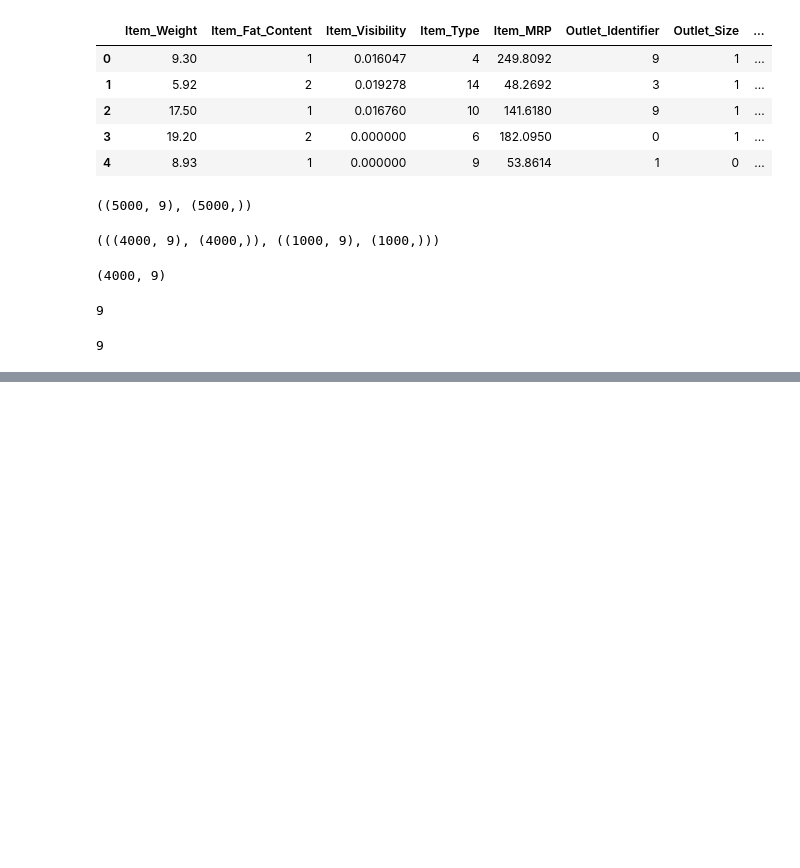
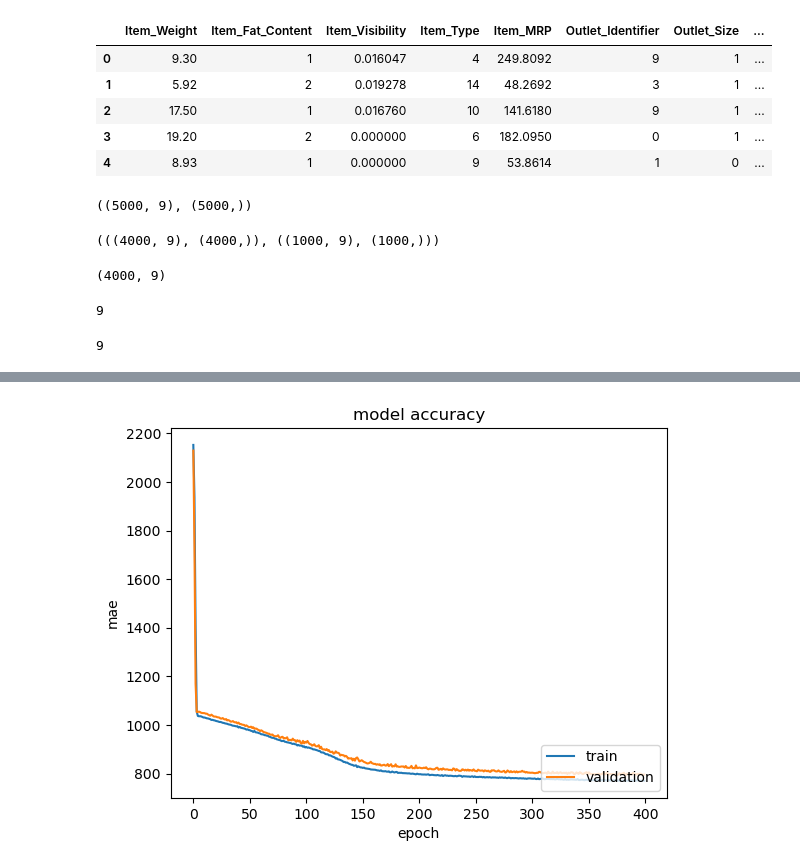
Before and after one commit to jlang62/machine-learning-exercises, a Jupyter notebook: exam/notebooks/Problem4.ipynb, the cells around one changed output, grey strips where cells are left out. Saved outputs shown, nothing was run; the diff lists cells and outputs as text; code cells hidden in the pictures; blank space fills up the shorter version.

```diff
--- a/exam/notebooks/Problem4.ipynb
+++ b/exam/notebooks/Problem4.ipynb
@@ -168,3 +168,27 @@ input_neurons = X_train.shape[1]
 input_neurons
 # %% [output]
 9
+# %%
+# define number of output neurons
+output_neurons = 1
+# %%
+# define hidden layers and neuron in each layer
+number_of_hidden_layers = 2
+neuron_hidden_layer_1 = 20
+neuron_hidden_layer_2 = 10
+# %%
+# defining the architecture of the model
+# Define the model
+model = Sequential()
+
+model.add(InputLayer(input_shape=(input_neurons)))
+model.add(Dense(units=neuron_hidden_layer_1, activation='relu'))
+model.add(Dense(units=neuron_hidden_layer_2, activation='relu'))
+# model.add(Dense(units=neuron_hidden_layer_3, activation='relu'))
+model.add(Dense(units=output_neurons, activation='linear'))
+
+# Compile the model
+model.compile(loss='mean_squared_error', optimizer='adam', metrics=['mae'])
+
+# Print the model summary
+model.summary()
@@ -170,0 +211,12 @@ input_neurons
+# %%
+# training the model
+
+# passing the independent and dependent features for training set for training the model
+
+# validation data will be evaluated at the end of each epoch
+
+# setting the epochs as 50
+
+# storing the trained model in model_history variable which will be used to visualize the training process
+
+model_history = model.fit(X_train, y_train, validation_data=(X_test, y_test), epochs=400)
@@ -170,0 +258,11 @@ input_neurons
+# %%
+# summarize history for loss
+plt.plot(model_history.history['mae'])
+plt.plot(model_history.history['val_mae'])
+plt.title('model accuracy')
+plt.ylabel('mae')
+plt.xlabel('epoch')
+plt.legend(['train', 'validation'], loc='lower right')
+plt.show()
+# %% [output]
+[figure, added]
```
Also changed, not shown: parts of 5 cells of this notebook, 2 other files.
